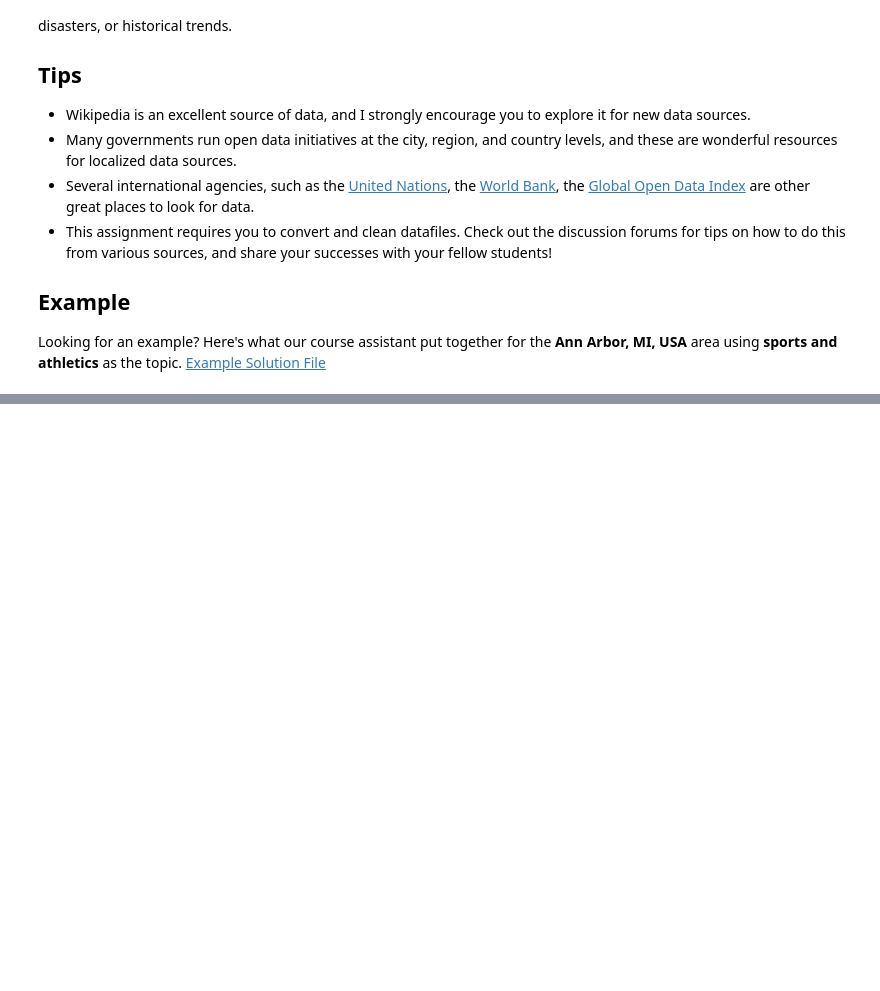
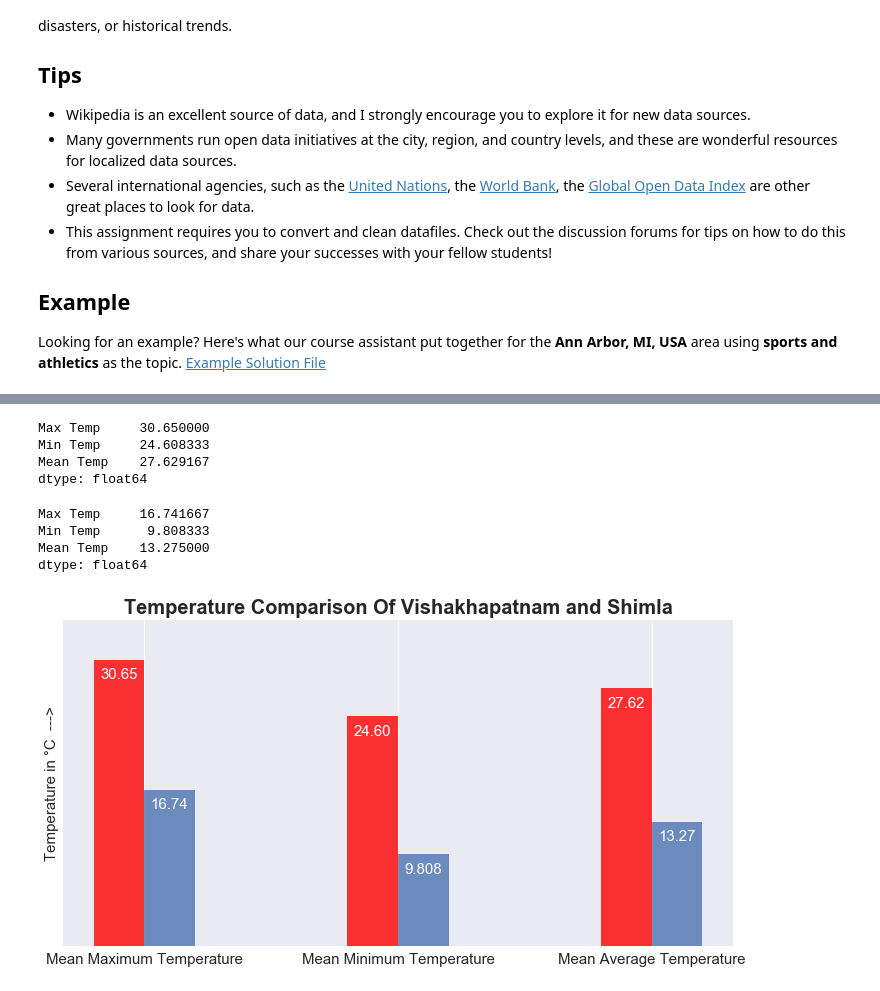
Before and after one commit to SurajSarangi/Applied-Data-Science, a Jupyter notebook: 2. Applied Plotting, Charting & Data Representation in Python/Week 4/Assignment4.ipynb, the cells around one changed output, grey strips where cells are left out. Saved outputs shown, nothing was run; the diff lists cells and outputs as text; code cells hidden in the pictures; blank space fills up the shorter version.

```diff
--- a/2. Applied Plotting, Charting & Data Representation in Python/Week 4/Assignment4.ipynb
+++ b/2. Applied Plotting, Charting & Data Representation in Python/Week 4/Assignment4.ipynb
@@ -33,0 +48,3 @@ Looking for an example? Here's what our course assistant put together for the **
+# %%
+df=pd.read_csv('climate_change_upto_2000_1.csv')
+df
@@ -33,0 +93,7 @@ Looking for an example? Here's what our course assistant put together for the **
+# %%
+df2=(df.where(df['Station Name']=='Shimla')).dropna()
+df2.reset_index(inplace=True)
+df2=df2[k]
+df2.set_index('Month',inplace=True)
+df2.rename(columns={k[1]:'Max Temp',k[2]:'Min Temp'},inplace=True)
+df2
@@ -33,0 +115,40 @@ Looking for an example? Here's what our course assistant put together for the **
+# %%
+df1['Mean Temp']=df1[['Max Temp','Min Temp']].mean(axis=1)
+v=df1.mean()
+v
+# %% [output]
+Max Temp     30.650000
+Min Temp     24.608333
+Mean Temp    27.629167
+dtype: float64
+# %%
+df2['Mean Temp']=df2[['Max Temp','Min Temp']].mean(axis=1)
+s=df2.mean()
+s
+# %% [output]
+Max Temp     16.741667
+Min Temp      9.808333
+Mean Temp    13.275000
+dtype: float64
+# %%
+plt.figure(figsize=(12,6))
+plt.style.use('seaborn')
+
+plt.bar([1,3,5],v,color='red',width=0.4,alpha=0.8,label='Vishakhapatnam')
+plt.bar([1.4,3.4,5.4],s,width=0.4,alpha=0.8,label='Shimla')
+
+plt.xticks(ticks=[1.2,3.2,5.2],labels=['Mean Maximum Temperature','Mean Minimum Temperature','Mean Average Temperature'],fontsize=15)
+plt.yticks([])
+plt.title('Temperature Comparison Of Vishakhapatnam and Shimla',fontweight='bold',fontsize=20)
+
+axes=plt.gca()
+axes.set_ylim(0,35)
+
+for p in axes.patches:
+    axes.annotate(str(p.get_height())[:5],(p.get_x()+0.05,p.get_height()-2),fontsize=15,color='white')
+
+plt.ylabel('Temperature in °C  --->',fontsize=15)
+
+plt.show();
+# %% [output]
+[figure, added]
```
Also changed, not shown: parts of 7 cells of this notebook, 2 other files.
